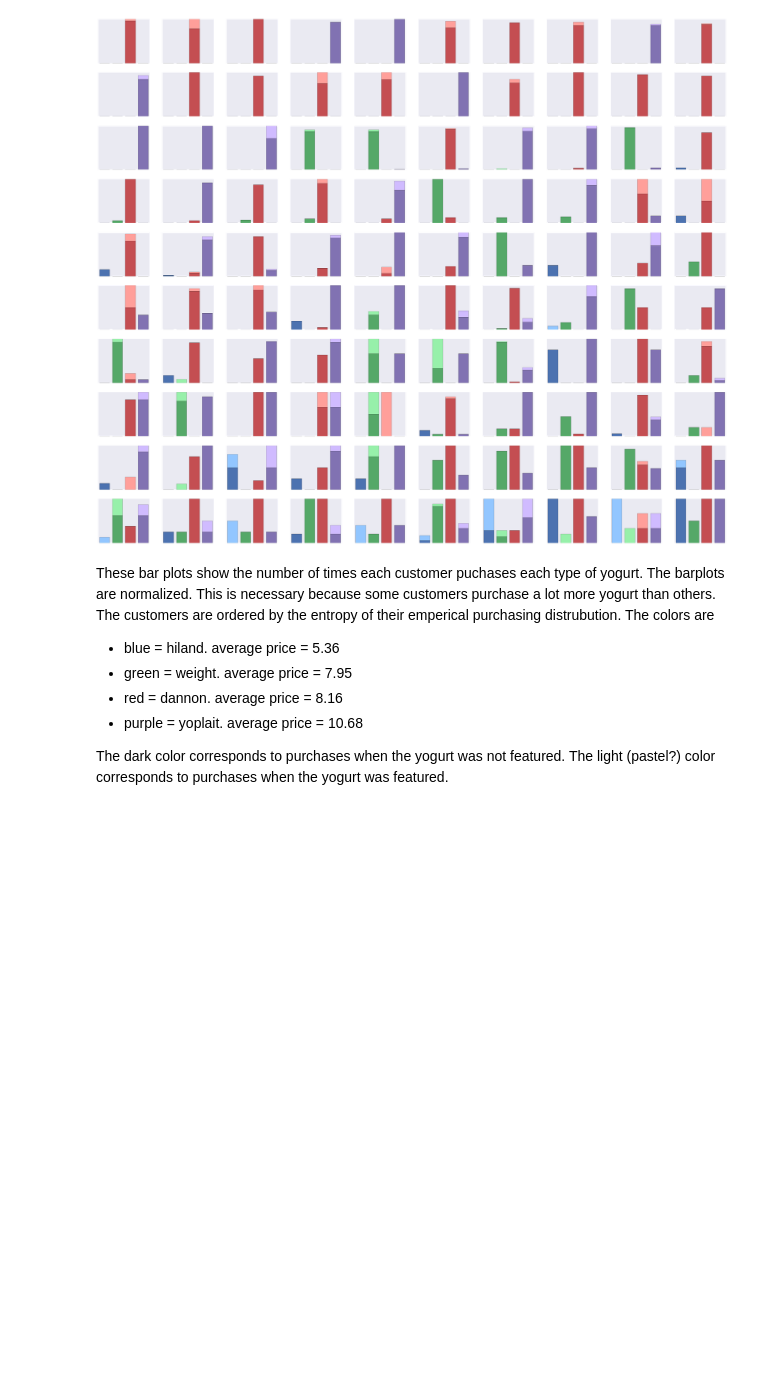
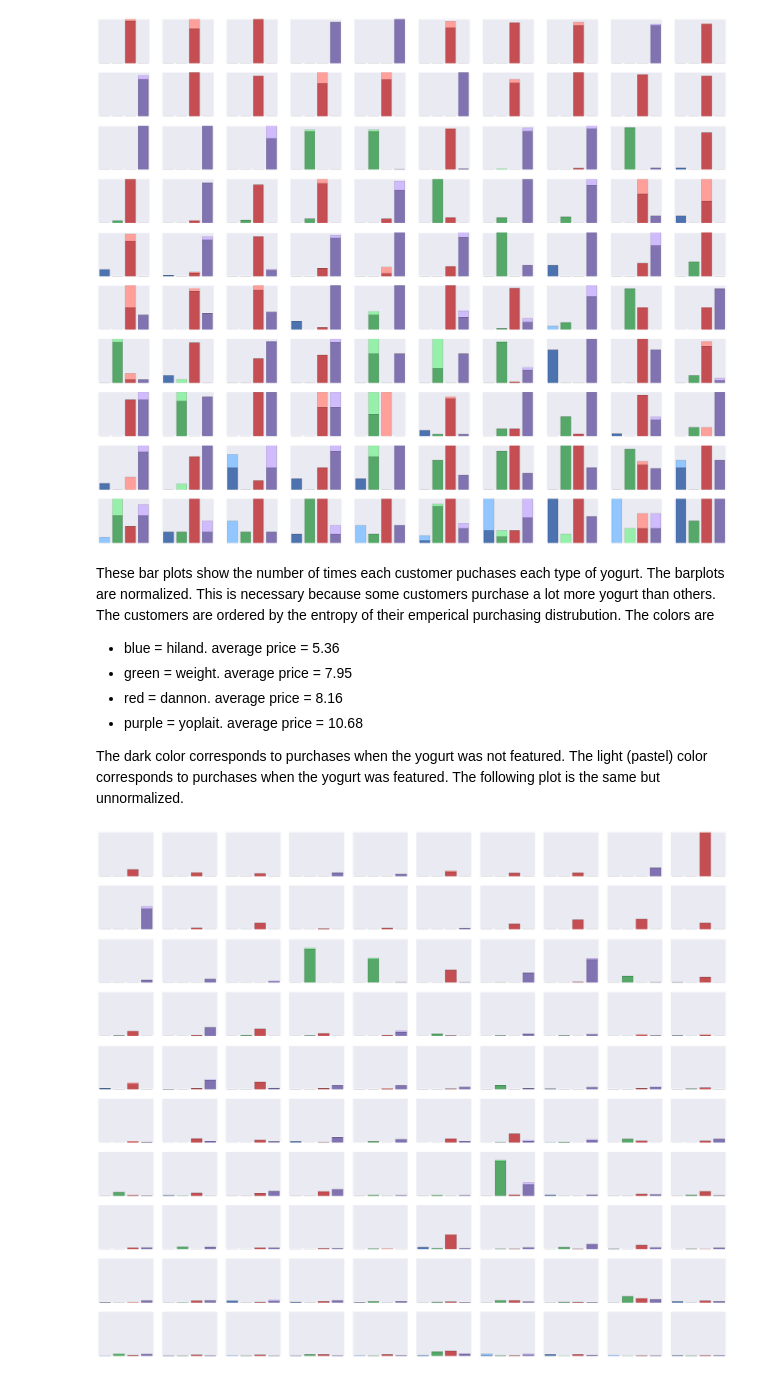
Before and after one commit to danielbarter/kaggle, a Jupyter notebook: Rdatasets/who_is_buying_the_featured_yogurt?.ipynb, the cells around one changed output. Saved outputs shown, nothing was run; the diff lists cells and outputs as text; code cells hidden in the pictures; blank space fills up the shorter version.

Commit message:
added unnormalized plot

```diff
--- a/Rdatasets/If_a_yogurt_is_featured_do_more_people_buy_it?.ipynb
+++ b/Rdatasets/who_is_buying_the_featured_yogurt?.ipynb
@@ -75,4 +84,23 @@ These bar plots show the number of times each customer puchases each type of yog
 - red = dannon.     average price = 8.16
 - purple = yoplait. average price = 10.68
 
-The dark color corresponds to purchases when the yogurt was not featured. The light (pastel?) color corresponds to purchases when the yogurt was featured.
+The dark color corresponds to purchases when the yogurt was not featured. The light (pastel) color corresponds to purchases when the yogurt was featured. The following plot is the same but unnormalized.
+# %%
+xticks = [0,1,2,3]
+feat_colors = sns.color_palette("pastel")
+not_feat_colors = sns.color_palette()
+
+f, ax = plt.subplots(10,10,figsize=(30, 25),sharey=True)
+f.tight_layout()
+
+for n in range(100):
+    i = customer_to_grid(n)[0]
+    j = customer_to_grid(n)[1]
+    ax[i,j].bar(xticks,yogurt_filter_id_choice_feature_bar(ids_ordered(n),0),align='center',color=not_feat_colors)
+    ax[i,j].bar(xticks,yogurt_filter_id_choice_feature_bar(ids_ordered(n),1),align='center',
+                bottom=yogurt_filter_id_choice_feature_bar(ids_ordered(n),0),color=feat_colors)
+    ax[i,j].set_xticks([])
+    ax[i,j].set_yticks([])
+plt.show()
+# %% [output]
+[figure, added]
```
Also changed, not shown: parts of 3 cells of this notebook.
